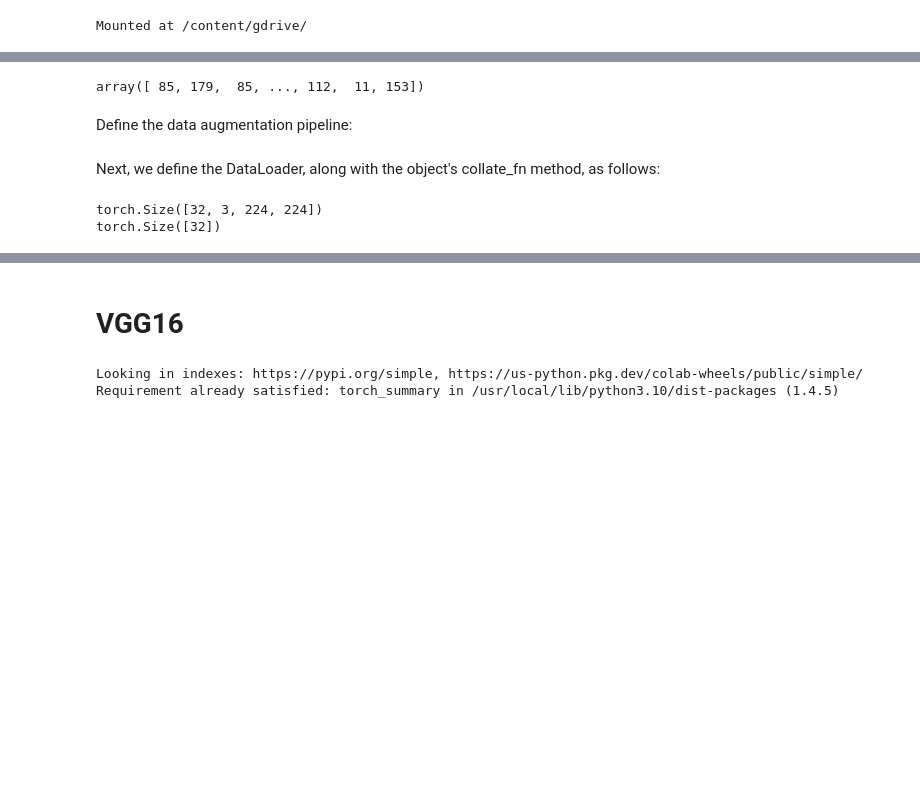
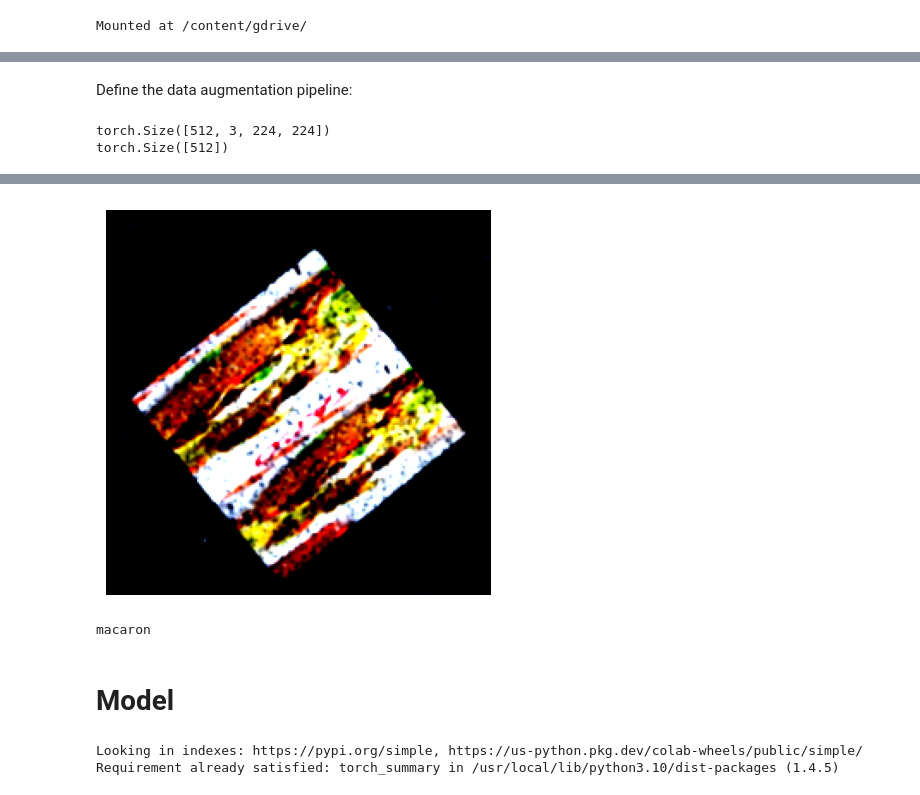
Before and after one commit to MarioAvolio/FoodX-251-Classification, a Jupyter notebook: FoodX_251_Classification.ipynb, the cells around one changed output, grey strips where cells are left out. Saved outputs shown, nothing was run; the diff lists cells and outputs as text; code cells hidden in the pictures; blank space fills up the shorter version.

```diff
--- a/FoodX_251_Classification.ipynb
+++ b/FoodX_251_Classification.ipynb
@@ -273,8 +337,3 @@ array(['/content/val_set/val_001413.jpg',
-# %%
-val_targets = val_info.TYPE.to_numpy()
-val_targets
-# %% [output]
-array([ 85, 179,  85, ..., 112,  11, 153])
 # %% [markdown]
 Define the data augmentation pipeline:
 # %%
@@ -300,13 +356,32 @@ val = FoodDataset(val_images, val_targets)
-# %% [markdown]
-Next, we define the DataLoader, along with the object's
-collate_fn method, as follows:
-# %%
-BATCH = 32
-trn_dl = DataLoader(train, batch_size=BATCH, collate_fn=train.collate_fn,shuffle=True, drop_last=True)
-val_dl = DataLoader(val, batch_size=BATCH, collate_fn=train.collate_fn)
+# %%
+def get_data(batch_val=128, batch_train=512):
+  # types = [f"Type_{x}" for x in range(NUM_CLASSES)]
+  tr_images = train_info.PATH.to_numpy()
+  tr_targets = train_info.TYPE.to_numpy()
+  val_images = test_info.PATH.to_numpy()
+  val_targets = test_info.TYPE.to_numpy()
+
+
+  train = FoodDataset(tr_images, tr_targets, aug=aug)
+  val = FoodDataset(val_images, val_targets)
+
+  # Next, we define the DataLoader, along with the object's collate_fn method, as follows:
+
+  trn_dl = DataLoader(train, batch_size=batch_train, collate_fn=train.collate_fn,shuffle=True, drop_last=True)
+  val_dl = DataLoader(val, batch_size=batch_val, collate_fn=train.collate_fn)
+
+
+  return trn_dl, val_dl
 # %%
+trn_dl, val_dl = get_data()
 a,b = next(iter(trn_dl))
 print(a.shape, b.shape)
 # %% [output]
-torch.Size([32, 3, 224, 224])
-torch.Size([32])
+torch.Size([512, 3, 224, 224])
+torch.Size([512])
+# %%
+indx = 0
+show(a.cpu().numpy()[indx])
+m = np.argmax(b.cpu().numpy()[indx])
+print(id_to_type[m])
+# %% [output]
@@ -313,5 +389,7 @@ torch.Size([32])
+[figure, added]
+macaron
 # %% [markdown]
-# VGG16
+# Model
 # %%
 import torchvision
 import torch.nn as nn
```
Also changed, not shown: parts of 42 cells of this notebook.
